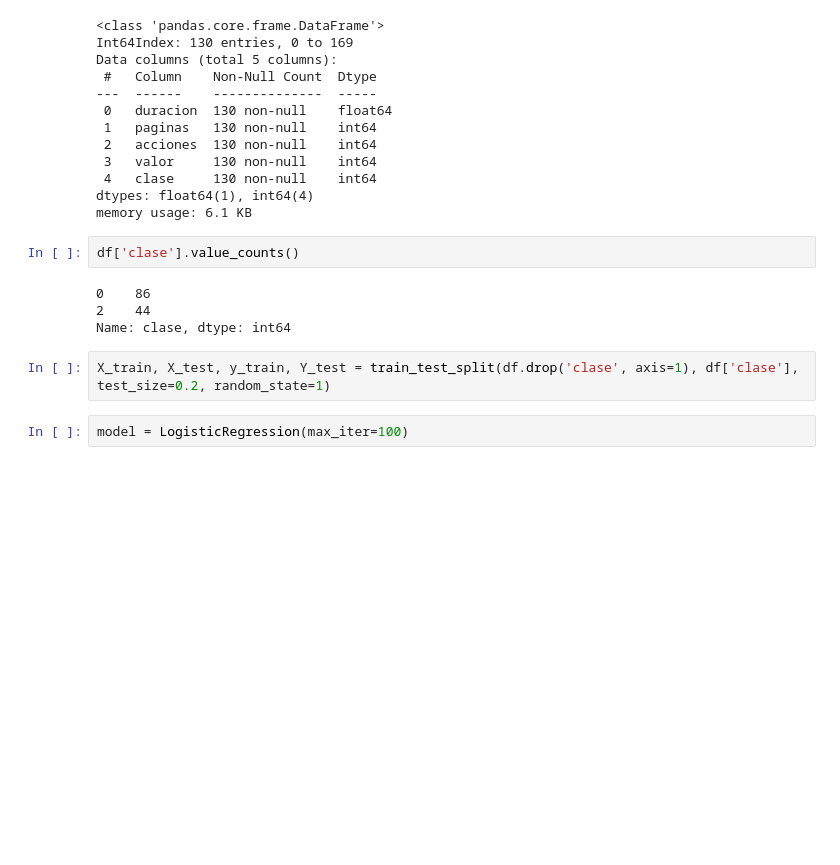
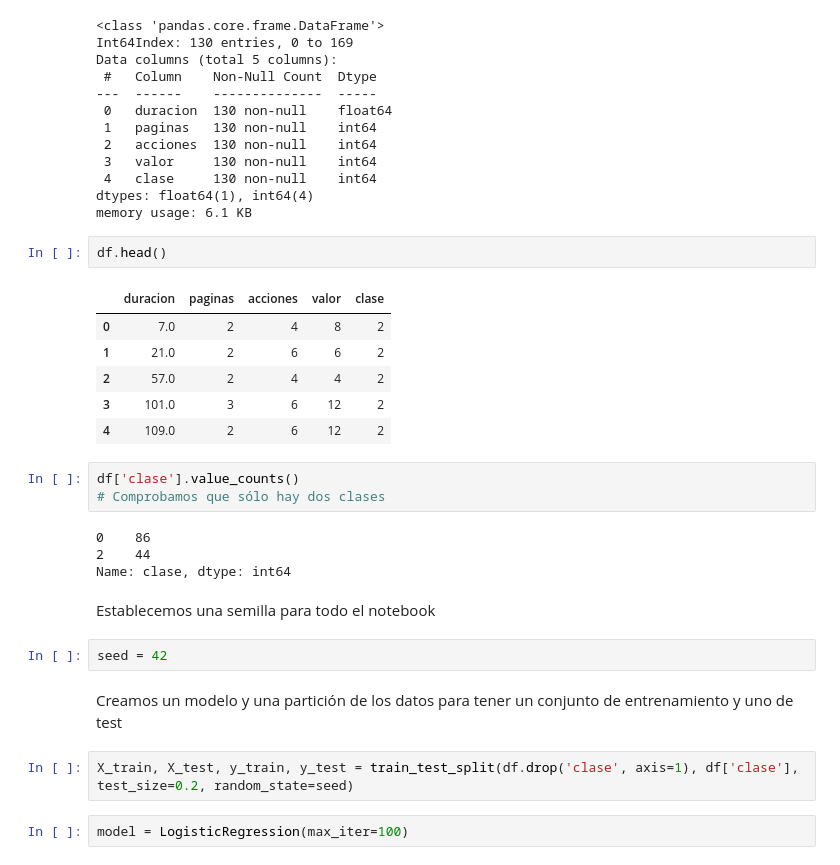
Before and after one commit to JoseKuru/bootcamp, a Jupyter notebook: week9_ML_svm_poly_norm/day1_logistic_regresion_confusion_matrix/exercises/2.binary_logistic_class.ipynb, the cells around one changed output. Drawn from its saved outputs; the diff is of its cells as text; blank space fills up the shorter version.

```diff
--- a/week9_ML_svm_poly_norm/day1_logistic_regresion_confusion_matrix/exercises/2.binary_logistic_class.ipynb
+++ b/week9_ML_svm_poly_norm/day1_logistic_regresion_confusion_matrix/exercises/2.binary_logistic_class.ipynb
@@ -31,13 +34,29 @@ Data columns (total 5 columns):
  4   clase     130 non-null    int64
 dtypes: float64(1), int64(4)
 memory usage: 6.1 KB
+# %%
+df.head()
+# %% [output]
+|  | duracion | paginas | acciones | valor | clase |
+| 0 | 7.0 | 2 | 4 | 8 | 2 |
+| 1 | 21.0 | 2 | 6 | 6 | 2 |
+| 2 | 57.0 | 2 | 4 | 4 | 2 |
+| 3 | 101.0 | 3 | 6 | 12 | 2 |
+| 4 | 109.0 | 2 | 6 | 12 | 2 |
 # %%
 df['clase'].value_counts()
+# Comprobamos que sólo hay dos clases
 # %% [output]
 0    86
 2    44
 Name: clase, dtype: int64
+# %% [markdown]
+Establecemos una semilla para todo el notebook
+# %%
+seed = 42
+# %% [markdown]
+Creamos un modelo y una partición de los datos para tener un conjunto de entrenamiento y uno de test
 # %%
-X_train, X_test, y_train, Y_test = train_test_split(df.drop('clase', axis=1), df['clase'], test_size=0.2, random_state=1)
+X_train, X_test, y_train, y_test = train_test_split(df.drop('clase', axis=1), df['clase'], test_size=0.2, random_state=seed)
 # %%
 model = LogisticRegression(max_iter=100)
```
Also changed, not shown: parts of 21 cells of this notebook, 2 other files.
